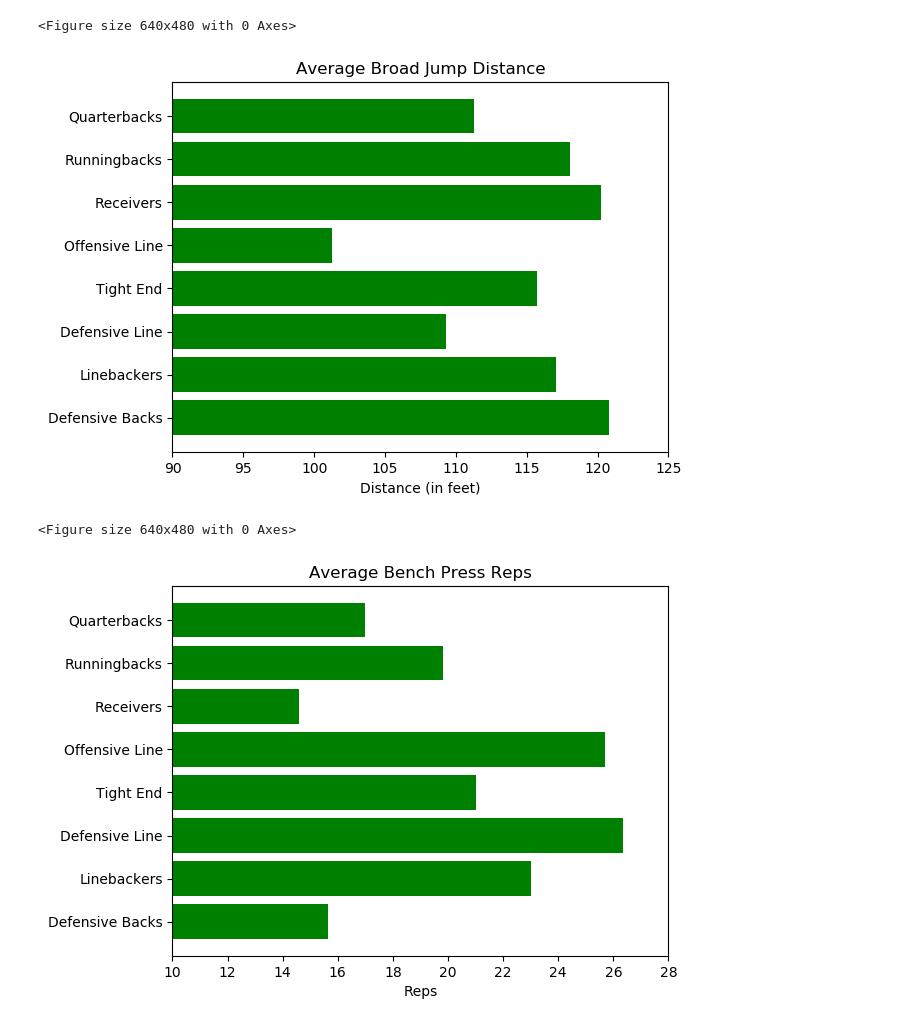
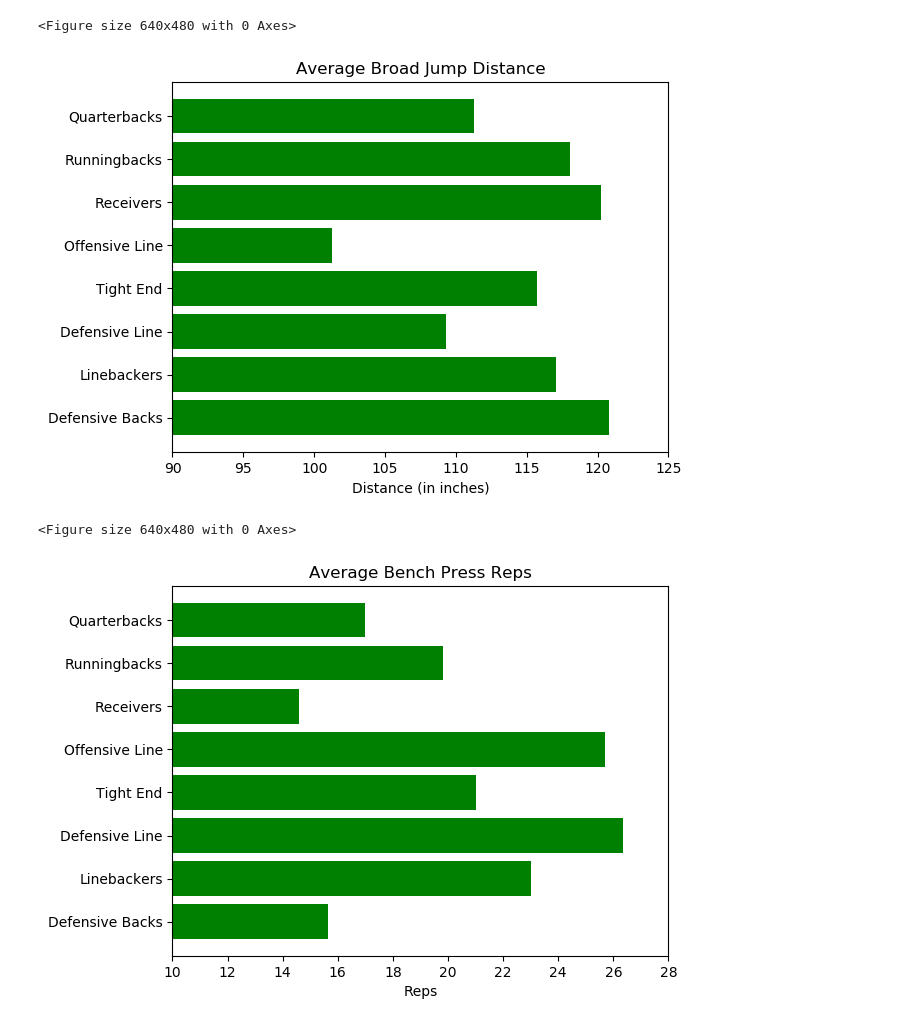
Before and after one commit to lucyhohler/The_Panda_Express, a Jupyter notebook: MasterFile.ipynb, the cells around one changed output. Drawn from its saved outputs; the diff is of its cells as text; code cells hidden in the pictures.

Commit message:
Change Feet to Inches for BroadJump

```diff
--- a/MasterFile.ipynb
+++ b/MasterFile.ipynb
@@ -545,29 +545,29 @@ plt.savefig('Avg_40Yd')
 # %%
 #EXPERIMENTING WITH GRAPHS
 plt.rcdefaults()
 fig, ax = plt.subplots()
 
 # Example data
 positions = ('Quarterbacks', 'Runningbacks', 'Receivers', 'Offensive Line', 'Tight End',
              'Defensive Line', 'Linebackers', 'Defensive Backs')
 y_pos = (positions)
 BroadJumpDistance = [QB_Jump, RB_Jump, WR_Jump, OL_Jump, TE_Jump, DL_Jump, LB_Jump, DB_Jump]
 
 plt.xlim(90,125)
 
 ax.barh(y_pos, BroadJumpDistance, align='center',
         color='green', ecolor='black')
 ax.set_yticks(y_pos)
 ax.set_yticklabels(positions)
 ax.invert_yaxis()  # labels read top-to-bottom
-ax.set_xlabel('Distance (in feet)')
+ax.set_xlabel('Distance (in inches)')
 ax.set_title('Average Broad Jump Distance')
 
 plt.show()
 
 plt.savefig('Avg_BroadJump')
 # %% [output]
-[figure, old version]
+[figure, new version]
 <Figure size 640x480 with 0 Axes>
 # %%
 #EXPERIMENTING WITH GRAPHS
```
Also changed, not shown: parts of 6 cells of this notebook, 6 other files.
